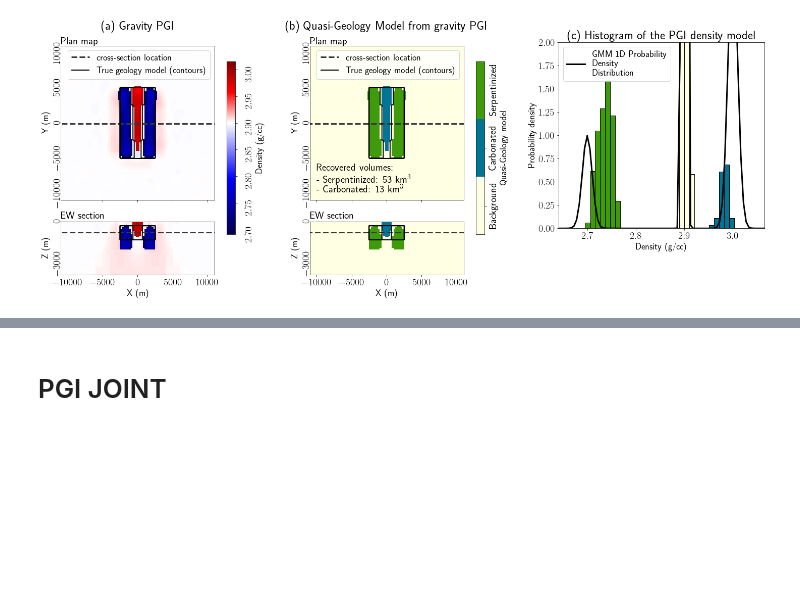
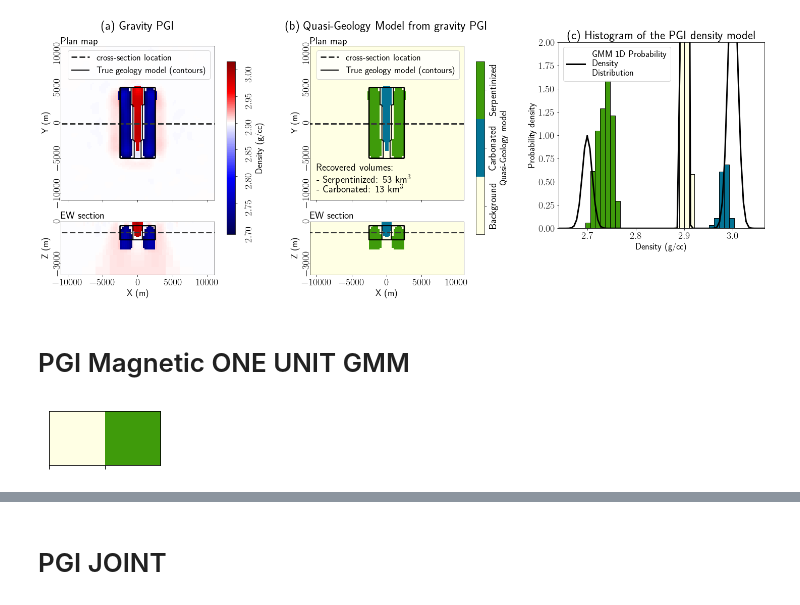
Before and after one commit to simpeg-research/Fast-Times-2021-Carbon-Mineralization, a Jupyter notebook: 3_blocks_model/Final_Visualization/MakeFigures-3blocks.ipynb, the cells around one changed output, grey strips where cells are left out. Saved outputs shown, nothing was run; the diff lists cells and outputs as text; code cells hidden in the pictures; blank space fills up the shorter version.

```diff
--- a/3_blocks_model/Final_Visualization/MakeFigures-3blocks.ipynb
+++ b/3_blocks_model/Final_Visualization/MakeFigures-3blocks.ipynb
@@ -1234,3 +1239,12 @@ ax_mag_hist.legend(fontsize=labelsize)
 [figure]
 # %%
 fig.savefig('Single-Physics-PGI-Gravity.png', dpi=200,bbox_inches='tight', pad_inches=0.1)
+# %% [markdown]
+# PGI Magnetic ONE UNIT GMM
+# %%
+# create geology colorcode
+colors_oneunit = ["xkcd:off white", "#3f9b0b",] #,'#7CFC79', '#080A7F'
+seaborn.palplot(colors_oneunit)
+geocmap_oneunit = cm.ListedColormap(colors_oneunit, name='from_list', N=None)
+# %% [output]
+[figure, added]
```
Also changed, not shown: parts of 7 cells of this notebook, 29 other files.
